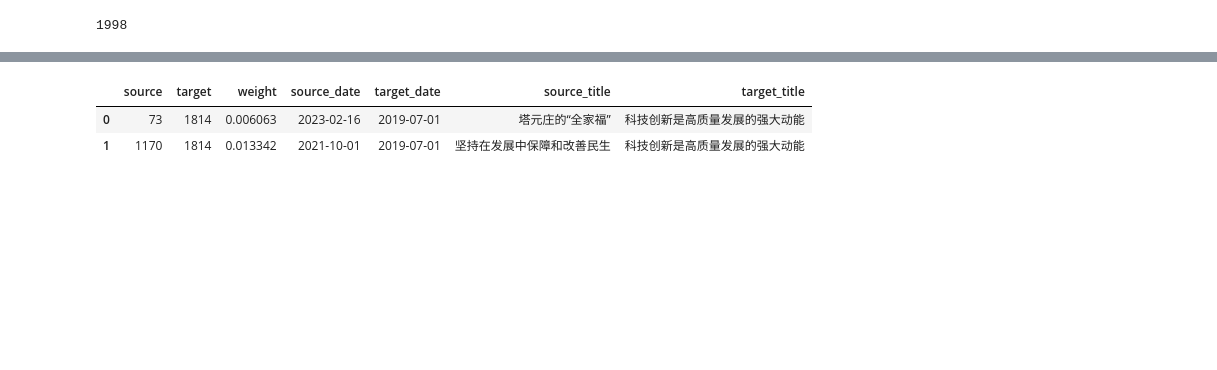
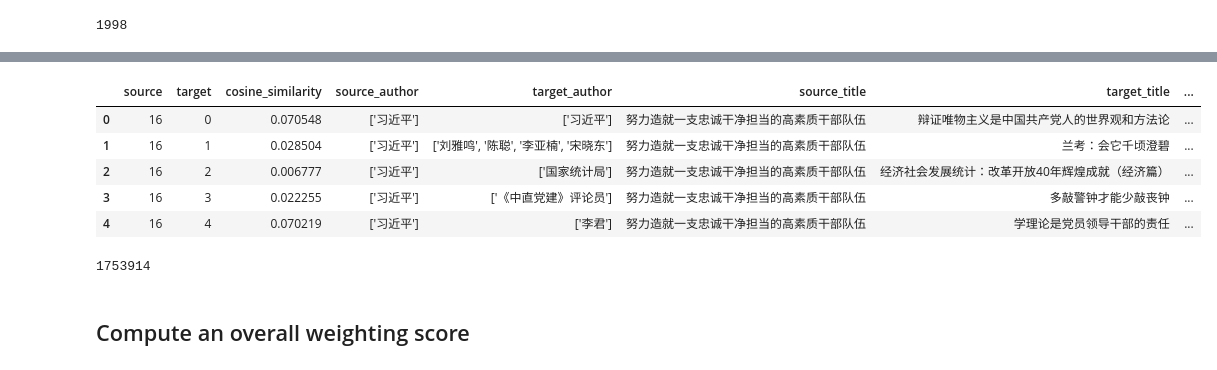
Before and after one commit to calebcsjm/China_Project, a Jupyter notebook: analyze_articles/centrality.ipynb, the cells around one changed output, grey strips where cells are left out. Cells and saved outputs as stored; diff of their text form; code cells hidden in the pictures; blank space fills up the shorter version.

```diff
--- a/analyze_articles/centrality.ipynb
+++ b/analyze_articles/centrality.ipynb
@@ -65,5 +67,2 @@ len(articles)
 # %% [output]
 1998
-# %%
-articles = articles.sample(10)
-len(articles)
@@ -214,0 +166,3 @@ for i in range(len(sims)):
+# %%
+df_edges_weighted = pd.DataFrame({'source':source, 'target':target, 'cosine_similarity': cosine_similarity})
+len(df_edges_weighted)
@@ -229,6 +182,25 @@ simplified_articles
+# %%
+df_edges_weighted['source_author'] = df_edges_weighted['source'].apply(lambda x: simplified_articles.at[x, 'authors'])
+df_edges_weighted['target_author'] = df_edges_weighted['target'].apply(lambda x: simplified_articles.at[x, 'authors'])
+df_edges_weighted['source_title'] = df_edges_weighted['source'].apply(lambda x: simplified_articles.at[x, 'title'])
+df_edges_weighted['target_title'] = df_edges_weighted['target'].apply(lambda x: simplified_articles.at[x, 'title'])
+df_edges_weighted['source_date'] = df_edges_weighted['source'].apply(lambda x: simplified_articles.at[x, 'date'])
+df_edges_weighted['target_date'] = df_edges_weighted['target'].apply(lambda x: simplified_articles.at[x, 'date'])
 # %%
-df_edges_weighted.head(2)
+df_edges_weighted.head(5)
 # %% [output]
-|  | source | target | weight | source_date | target_date | source_title | target_title |
-| 0 | 73 | 1814 | 0.006063 | 2023-02-16 | 2019-07-01 | 塔元庄的“全家福” | 科技创新是高质量发展的强大动能 |
-| 1 | 1170 | 1814 | 0.013342 | 2021-10-01 | 2019-07-01 | 坚持在发展中保障和改善民生 | 科技创新是高质量发展的强大动能 |
+|  | source | target | cosine_similarity | source_author | target_author | source_title | target_title | ... |
+| 0 | 16 | 0 | 0.070548 | ['习近平'] | ['习近平'] | 努力造就一支忠诚干净担当的高素质干部队伍 | 辩证唯物主义是中国共产党人的世界观和方法论 | ... |
+| 1 | 16 | 1 | 0.028504 | ['习近平'] | ['刘雅鸣', '陈聪', '李亚楠', '宋晓东'] | 努力造就一支忠诚干净担当的高素质干部队伍 | 兰考：会它千顷澄碧 | ... |
+| 2 | 16 | 2 | 0.006777 | ['习近平'] | ['国家统计局'] | 努力造就一支忠诚干净担当的高素质干部队伍 | 经济社会发展统计：改革开放40年辉煌成就（经济篇） | ... |
+| 3 | 16 | 3 | 0.022255 | ['习近平'] | ['《中直党建》评论员'] | 努力造就一支忠诚干净担当的高素质干部队伍 | 多敲警钟才能少敲丧钟 | ... |
+| 4 | 16 | 4 | 0.070219 | ['习近平'] | ['李君'] | 努力造就一支忠诚干净担当的高素质干部队伍 | 学理论是党员领导干部的责任 | ... |
+# %%
+# drop the 本期导读 articles, which is just a summary
+df_edges_weighted = df_edges_weighted[df_edges_weighted['source_title'] != "本期导读"]
+df_edges_weighted = df_edges_weighted[df_edges_weighted['target_title'] != "本期导读"]
+print(len(df_edges_weighted))
+# %% [output]
+1753914
+# %% [markdown]
+## Compute an overall weighting score
```
Also changed, not shown: parts of 30 cells of this notebook.
